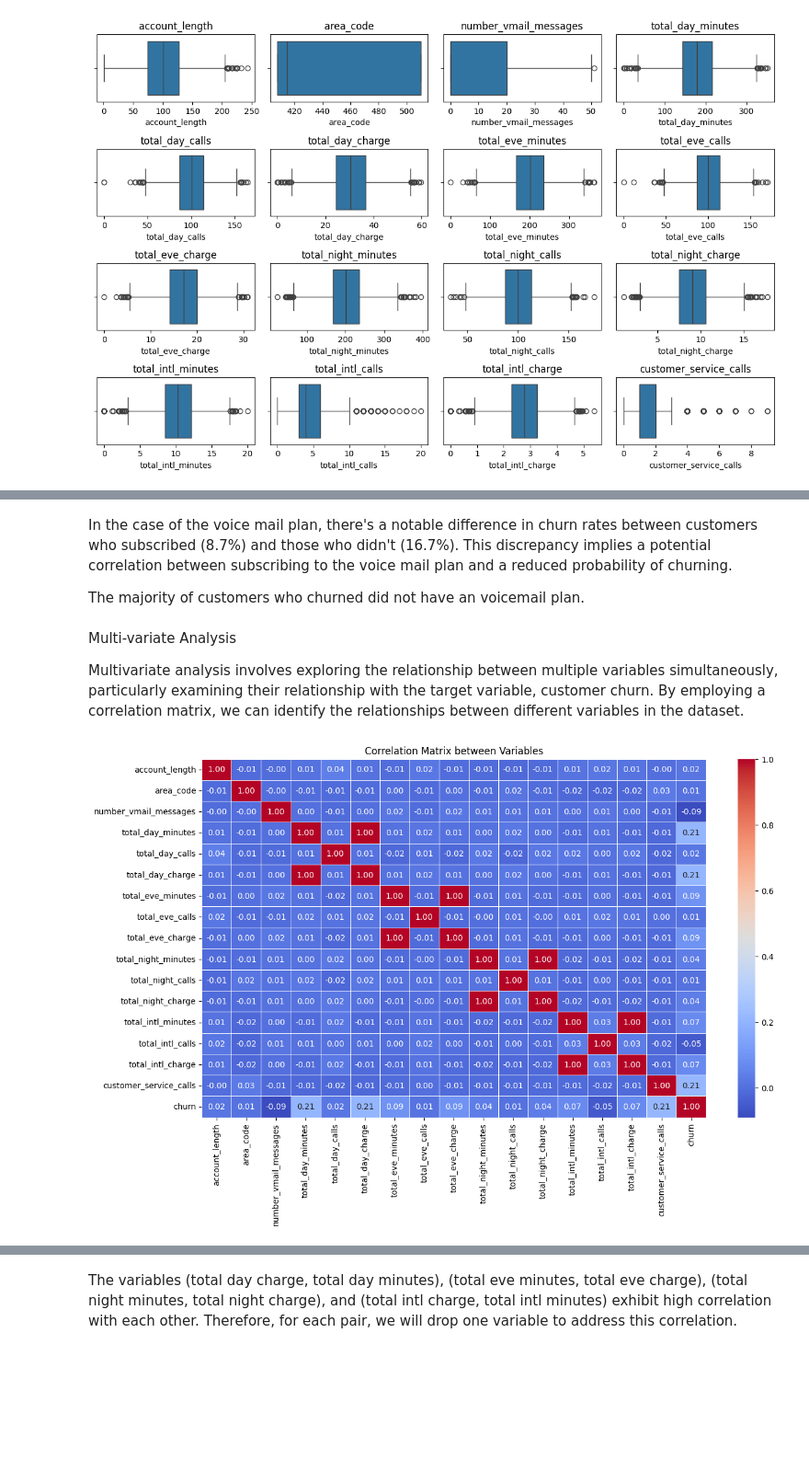
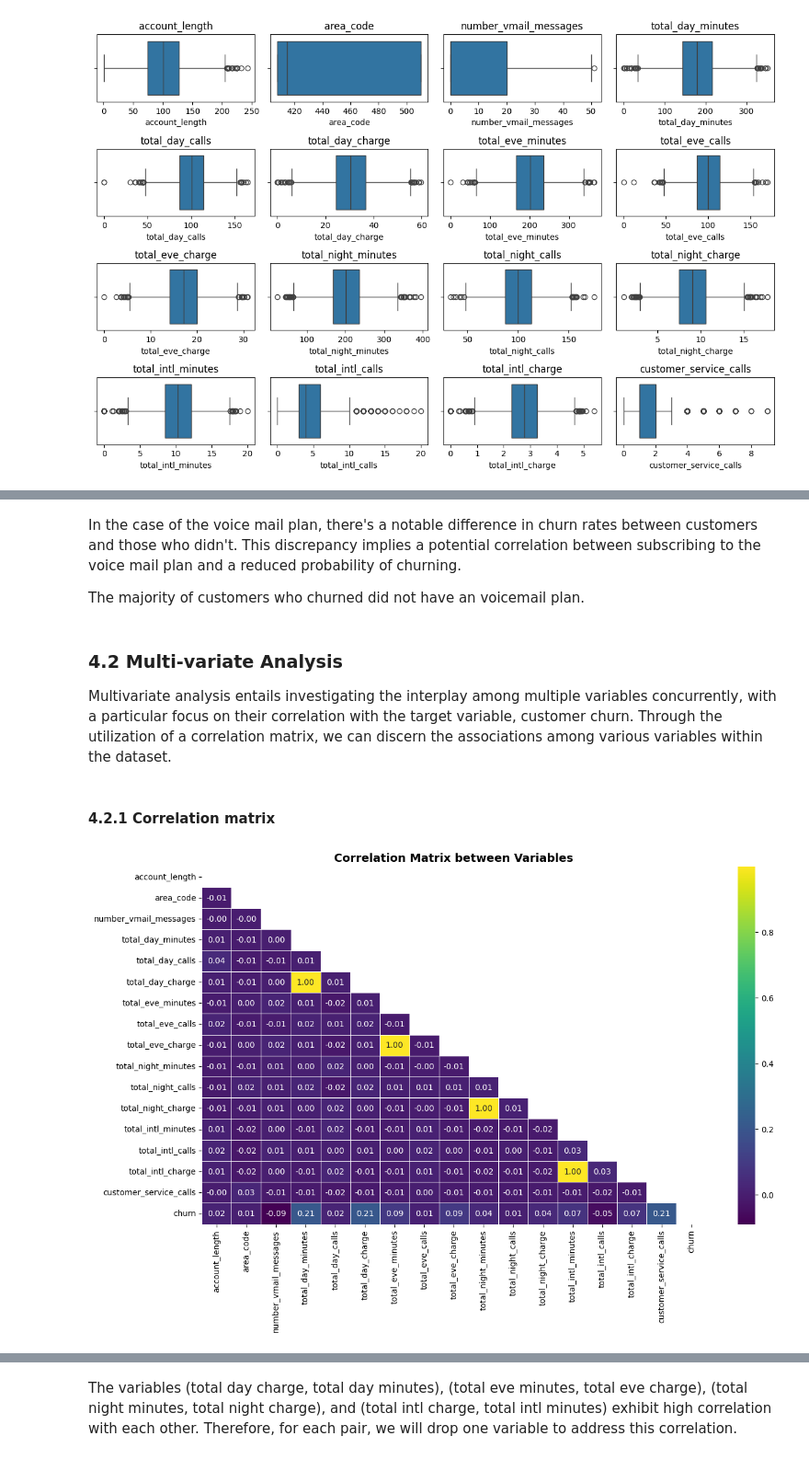
Before and after one commit to NgenziNevilleMativo/syriatel_customer_churn, a Jupyter notebook: index.ipynb, the cells around one changed output, grey strips where cells are left out. Shown at 92% size. Cells and saved outputs as stored; diff of their text form; code cells hidden in the pictures; blank space fills up the shorter version.

```diff
--- a/index.ipynb
+++ b/index.ipynb
@@ -493,21 +498,37 @@ plot_categorical_distribution(df, 'voice_mail_plan')
 # %% [markdown]
-In the case of the voice mail plan, there's a notable difference in churn rates between customers who subscribed (8.7%) and those who didn't (16.7%). This discrepancy implies a potential correlation between subscribing to the voice mail plan and a reduced probability of churning.
+In the case of the voice mail plan, there's a notable difference in churn rates between customers and those who didn't. This discrepancy implies a potential correlation between subscribing to the voice mail plan and a reduced probability of churning.
 
 The majority of customers who churned did not have an voicemail plan.
 # %% [markdown]
-Multi-variate Analysis
+### 4.2 Multi-variate Analysis
 
-Multivariate analysis involves exploring the relationship between multiple variables simultaneously, particularly examining their relationship with the target variable, customer churn. By employing a correlation matrix, we can identify the relationships between different variables in the dataset.
+Multivariate analysis entails investigating the interplay among multiple variables concurrently, with a particular focus on their correlation with the target variable, customer churn. Through the utilization of a correlation matrix, we can discern the associations among various variables within the dataset.
+# %% [markdown]
+#### 4.2.1 Correlation matrix
 # %%
-# Calculate the correlation matrix
-corr_matrix = df.corr()
+def plot_correlation_matrix(df):
 
-# Generate the correlation heatmap
-plt.figure(figsize=(14, 8))
-sns.heatmap(corr_matrix, annot=True, cmap='coolwarm', fmt=".2f", linewidths=0.5)
-plt.title('Correlation Matrix between Variables')
-plt.show()
+    # Calculate the correlation matrix
+    corr_matrix = df.corr()
+
+    # Create a mask for the upper triangle
+    mask = np.triu(np.ones_like(corr_matrix, dtype=bool))
+
+    # Set the figure size
+    plt.figure(figsize=(14, 8))
+
+    # Generate the correlation heatmap for the lower half
+    sns.heatmap(corr_matrix, mask=mask, annot=True, cmap='viridis', fmt=".2f", linewidths=0.5)
+
+    # Set the title of the plot
+    plt.title('Correlation Matrix between Variables', fontsize=14, fontweight='bold')
+
+    # Display the plot
+    plt.show()
+
+# Call the function to plot the lower half of the correlation matrix
+plot_correlation_matrix(df)
 # %% [output]
-[figure, old version]
+[figure, new version]
 # %% [markdown]
 
```
Also changed, not shown: parts of 63 cells of this notebook.
